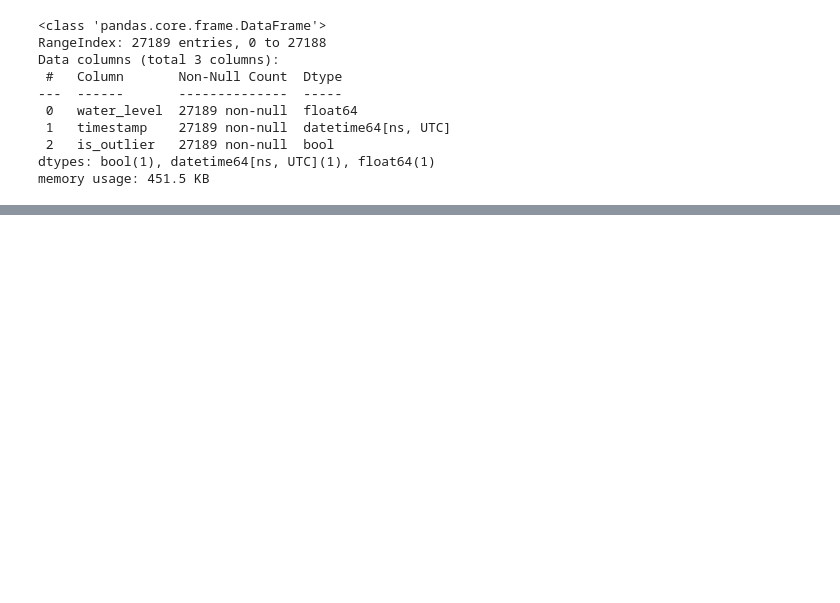
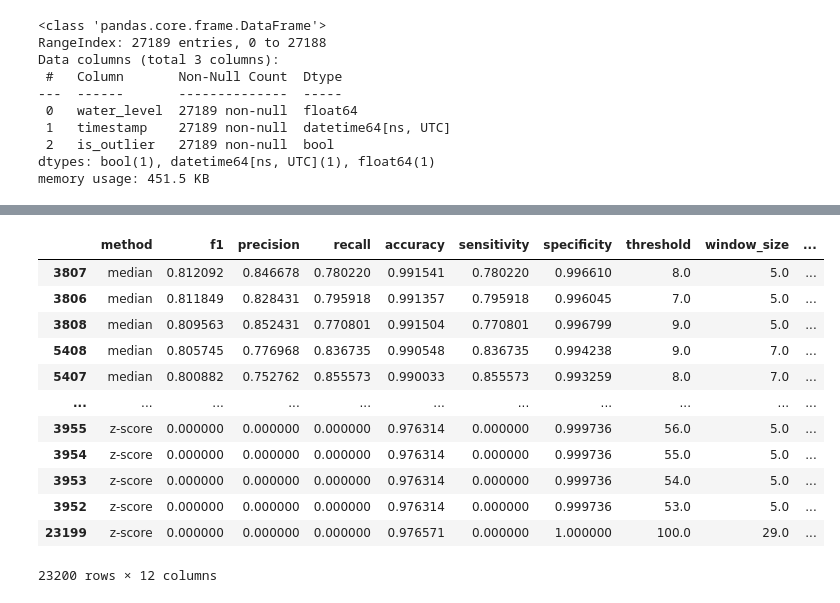
Before and after one commit to cellularegg/bachelor-thesis-code, a Jupyter notebook: threshold_based_outlier_detection.ipynb, the cells around one changed output, grey strips where cells are left out. Drawn from its saved outputs; the diff is of its cells as text; code cells hidden in the pictures; blank space fills up the shorter version.

```diff
--- a/threshold_based_outlier_detection.ipynb
+++ b/threshold_based_outlier_detection.ipynb
@@ -285,0 +365,17 @@ score_df.groupby('threshold').mean()
+# %%
+print(f'std: {np.std(X)}')
+print(f'mean: {np.mean(X)}')
+print(f'median: {np.median(X)}')
+print(f'mad: {np.median(np.abs(X - np.median(X)))}')
+print(f'min: {np.min(X)}')
+print(f'max: {np.max(X)}')
+
+from sklearn.preprocessing import StandardScaler
+scaler = StandardScaler()
+X_norm = scaler.fit_transform(X)
+print(f'std: {np.std(X_norm)}')
+print(f'mean: {np.mean(X_norm)}')
+print(f'median: {np.median(X_norm)}')
+print(f'mad: {np.median(np.abs(X_norm - np.median(X_norm)))}')
+print(f'min: {np.min(X_norm)}')
+print(f'max: {np.max(X_norm)}')
@@ -285,0 +395,24 @@ score_df.groupby('threshold').mean()
+# %%
+%%time
+methods = ['mad', 'mean', 'median', 'z-score']
+# methods = ['z-score', 'delta-z-score']
+windows = [None] + list(range(2, 30))
+center_windows = [False, True]
+threshold_min = 1
+threshold_max = 10
+threshold_num = 25
+with mp.Pool(processes=12) as executor:
+    # result = executor.starmap(threshold_outlier_prediction,
+    #                  zip(repeat(X), repeat(y), windows, center_windows, methods,
+    #                      repeat(threshold_min), repeat(threshold_max),
+    #                      repeat(threshold_num)))
+    result = executor.starmap(threshold_outlier_prediction,
+                              itertools.product([X_norm], [y], windows,
+                                                center_windows, methods,
+                                                [threshold_min],
+                                                [threshold_max],
+                                                [threshold_num]))
+    result_lst = [item for sublist in result for item in sublist]
+# %%
+scores_df = pd.DataFrame(result_lst)
+# scores_df.to_csv(f'./data/predictions/scores_{common_id}.csv')
@@ -285,0 +464,16 @@ score_df.groupby('threshold').mean()
+# %%
+scores_df.sort_values(by='f1', ascending=False)
+# %% [output]
+|  | method | f1 | precision | recall | accuracy | sensitivity | specificity | threshold | window_size | ... |
+| 3807 | median | 0.812092 | 0.846678 | 0.780220 | 0.991541 | 0.780220 | 0.996610 | 8.0 | 5.0 | ... |
+| 3806 | median | 0.811849 | 0.828431 | 0.795918 | 0.991357 | 0.795918 | 0.996045 | 7.0 | 5.0 | ... |
+| 3808 | median | 0.809563 | 0.852431 | 0.770801 | 0.991504 | 0.770801 | 0.996799 | 9.0 | 5.0 | ... |
+| 5408 | median | 0.805745 | 0.776968 | 0.836735 | 0.990548 | 0.836735 | 0.994238 | 9.0 | 7.0 | ... |
+| 5407 | median | 0.800882 | 0.752762 | 0.855573 | 0.990033 | 0.855573 | 0.993259 | 8.0 | 7.0 | ... |
+| ... | ... | ... | ... | ... | ... | ... | ... | ... | ... | ... |
+| 3955 | z-score | 0.000000 | 0.000000 | 0.000000 | 0.976314 | 0.000000 | 0.999736 | 56.0 | 5.0 | ... |
+| 3954 | z-score | 0.000000 | 0.000000 | 0.000000 | 0.976314 | 0.000000 | 0.999736 | 55.0 | 5.0 | ... |
+| 3953 | z-score | 0.000000 | 0.000000 | 0.000000 | 0.976314 | 0.000000 | 0.999736 | 54.0 | 5.0 | ... |
+| 3952 | z-score | 0.000000 | 0.000000 | 0.000000 | 0.976314 | 0.000000 | 0.999736 | 53.0 | 5.0 | ... |
+| 23199 | z-score | 0.000000 | 0.000000 | 0.000000 | 0.976571 | 0.000000 | 1.000000 | 100.0 | 29.0 | ... |
+23200 rows × 12 columns
```
Also changed, not shown: parts of 27 cells of this notebook.
